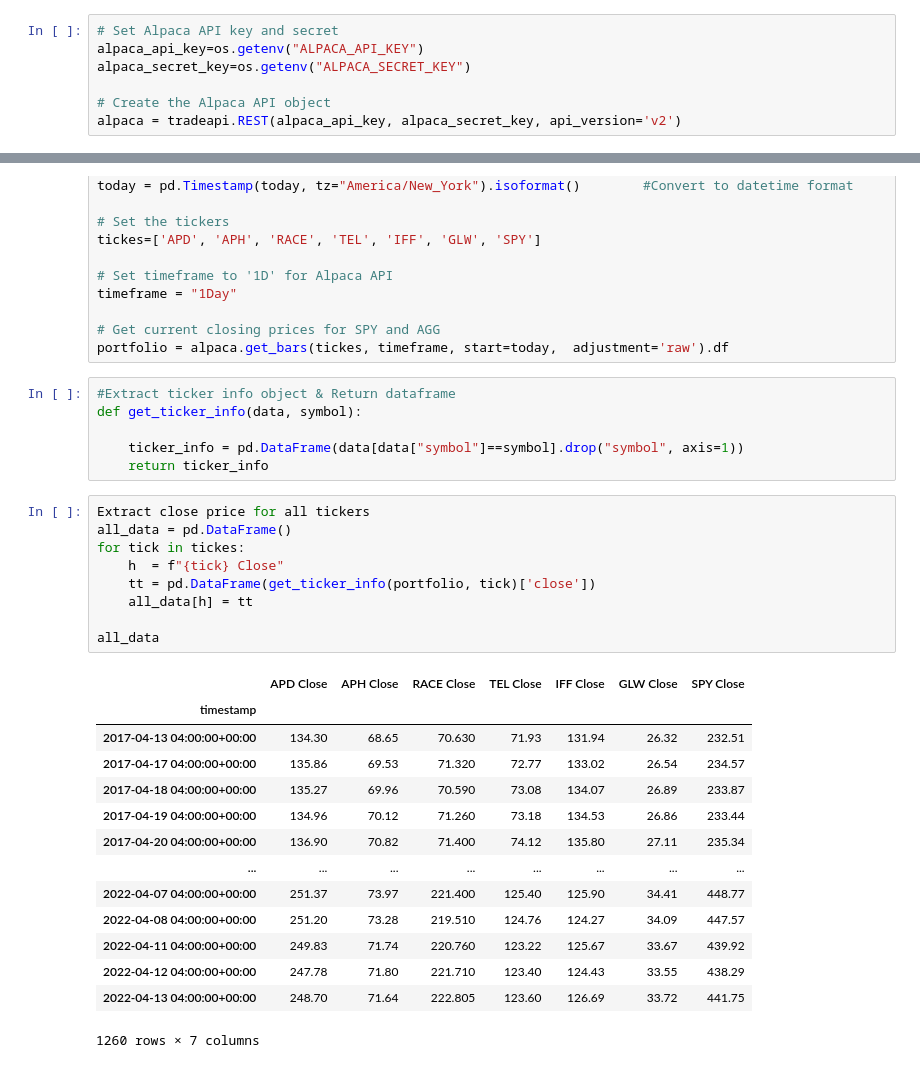
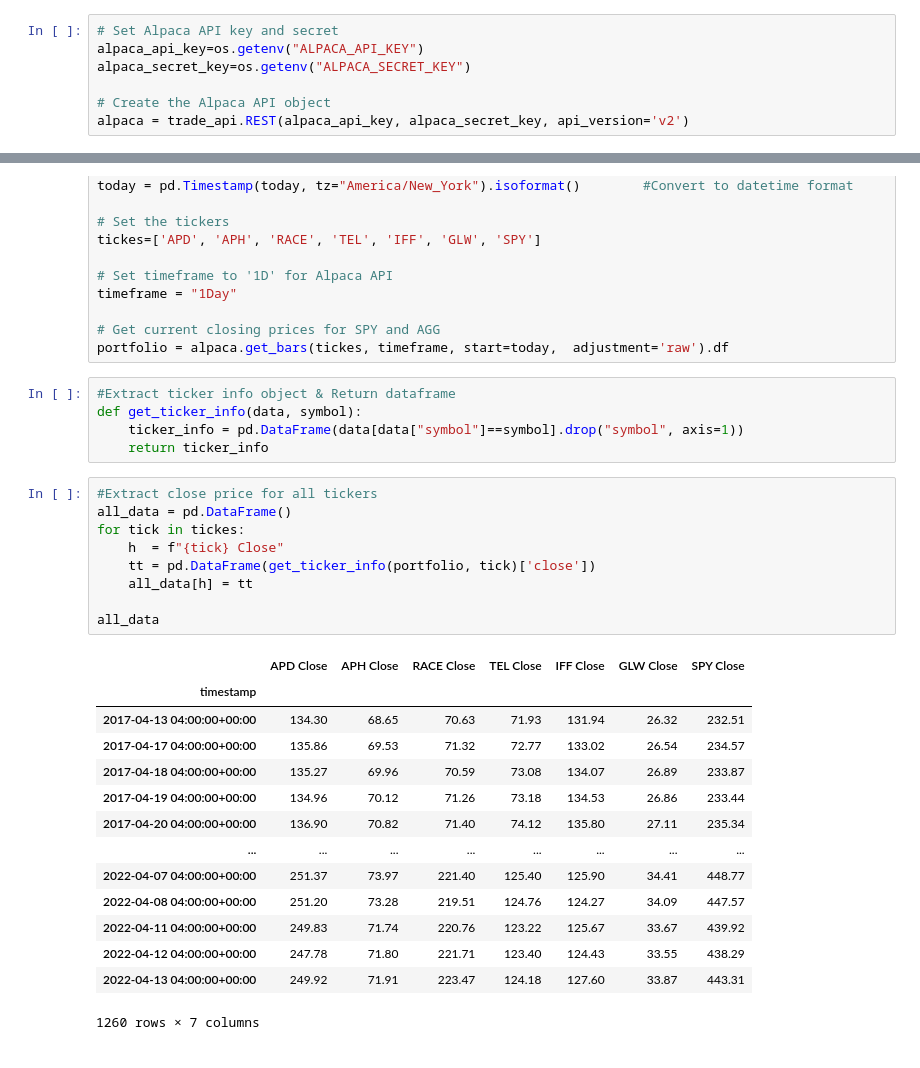
Before and after one commit to Nithy29/Responsible_Investor, a Jupyter notebook: analysis.ipynb, the cells around one changed output, grey strips where cells are left out. Drawn from its saved outputs; the diff is of its cells as text.

```diff
--- a/analysis.ipynb
+++ b/analysis.ipynb
@@ -23,7 +38,7 @@ alpaca_api_key=os.getenv("ALPACA_API_KEY")
 alpaca_secret_key=os.getenv("ALPACA_SECRET_KEY")
 
 # Create the Alpaca API object
-alpaca = tradeapi.REST(alpaca_api_key, alpaca_secret_key, api_version='v2')
+alpaca = trade_api.REST(alpaca_api_key, alpaca_secret_key, api_version='v2')
 # %%
 # Format current date as ISO format
 today = date.today() + pd.DateOffset(years=-5)                        #Get current date and move to 5 years back
@@ -40,30 +55,29 @@ portfolio = alpaca.get_bars(tickes, timeframe, start=today,  adjustment='raw').d
 # %%
 #Extract ticker info object & Return dataframe
 def get_ticker_info(data, symbol):
-
     ticker_info = pd.DataFrame(data[data["symbol"]==symbol].drop("symbol", axis=1))
     return ticker_info
 # %%
-Extract close price for all tickers
+#Extract close price for all tickers
 all_data = pd.DataFrame()
 for tick in tickes:
     h  = f"{tick} Close"
     tt = pd.DataFrame(get_ticker_info(portfolio, tick)['close'])
     all_data[h] = tt
 
 all_data
 # %% [output]
 |  | APD Close | APH Close | RACE Close | TEL Close | IFF Close | GLW Close | SPY Close |
 | timestamp |  |  |  |  |  |  |  |
-| 2017-04-13 04:00:00+00:00 | 134.30 | 68.65 | 70.630 | 71.93 | 131.94 | 26.32 | 232.51 |
-| 2017-04-17 04:00:00+00:00 | 135.86 | 69.53 | 71.320 | 72.77 | 133.02 | 26.54 | 234.57 |
-| 2017-04-18 04:00:00+00:00 | 135.27 | 69.96 | 70.590 | 73.08 | 134.07 | 26.89 | 233.87 |
-| 2017-04-19 04:00:00+00:00 | 134.96 | 70.12 | 71.260 | 73.18 | 134.53 | 26.86 | 233.44 |
-| 2017-04-20 04:00:00+00:00 | 136.90 | 70.82 | 71.400 | 74.12 | 135.80 | 27.11 | 235.34 |
+| 2017-04-13 04:00:00+00:00 | 134.30 | 68.65 | 70.63 | 71.93 | 131.94 | 26.32 | 232.51 |
+| 2017-04-17 04:00:00+00:00 | 135.86 | 69.53 | 71.32 | 72.77 | 133.02 | 26.54 | 234.57 |
+| 2017-04-18 04:00:00+00:00 | 135.27 | 69.96 | 70.59 | 73.08 | 134.07 | 26.89 | 233.87 |
+| 2017-04-19 04:00:00+00:00 | 134.96 | 70.12 | 71.26 | 73.18 | 134.53 | 26.86 | 233.44 |
+| 2017-04-20 04:00:00+00:00 | 136.90 | 70.82 | 71.40 | 74.12 | 135.80 | 27.11 | 235.34 |
 | ... | ... | ... | ... | ... | ... | ... | ... |
-| 2022-04-07 04:00:00+00:00 | 251.37 | 73.97 | 221.400 | 125.40 | 125.90 | 34.41 | 448.77 |
-| 2022-04-08 04:00:00+00:00 | 251.20 | 73.28 | 219.510 | 124.76 | 124.27 | 34.09 | 447.57 |
-| 2022-04-11 04:00:00+00:00 | 249.83 | 71.74 | 220.760 | 123.22 | 125.67 | 33.67 | 439.92 |
-| 2022-04-12 04:00:00+00:00 | 247.78 | 71.80 | 221.710 | 123.40 | 124.43 | 33.55 | 438.29 |
-| 2022-04-13 04:00:00+00:00 | 248.70 | 71.64 | 222.805 | 123.60 | 126.69 | 33.72 | 441.75 |
+| 2022-04-07 04:00:00+00:00 | 251.37 | 73.97 | 221.40 | 125.40 | 125.90 | 34.41 | 448.77 |
+| 2022-04-08 04:00:00+00:00 | 251.20 | 73.28 | 219.51 | 124.76 | 124.27 | 34.09 | 447.57 |
+| 2022-04-11 04:00:00+00:00 | 249.83 | 71.74 | 220.76 | 123.22 | 125.67 | 33.67 | 439.92 |
+| 2022-04-12 04:00:00+00:00 | 247.78 | 71.80 | 221.71 | 123.40 | 124.43 | 33.55 | 438.29 |
+| 2022-04-13 04:00:00+00:00 | 249.92 | 71.91 | 223.47 | 124.18 | 127.60 | 33.87 | 443.31 |
 1260 rows × 7 columns
```
Also changed, not shown: parts of 3 cells of this notebook.
